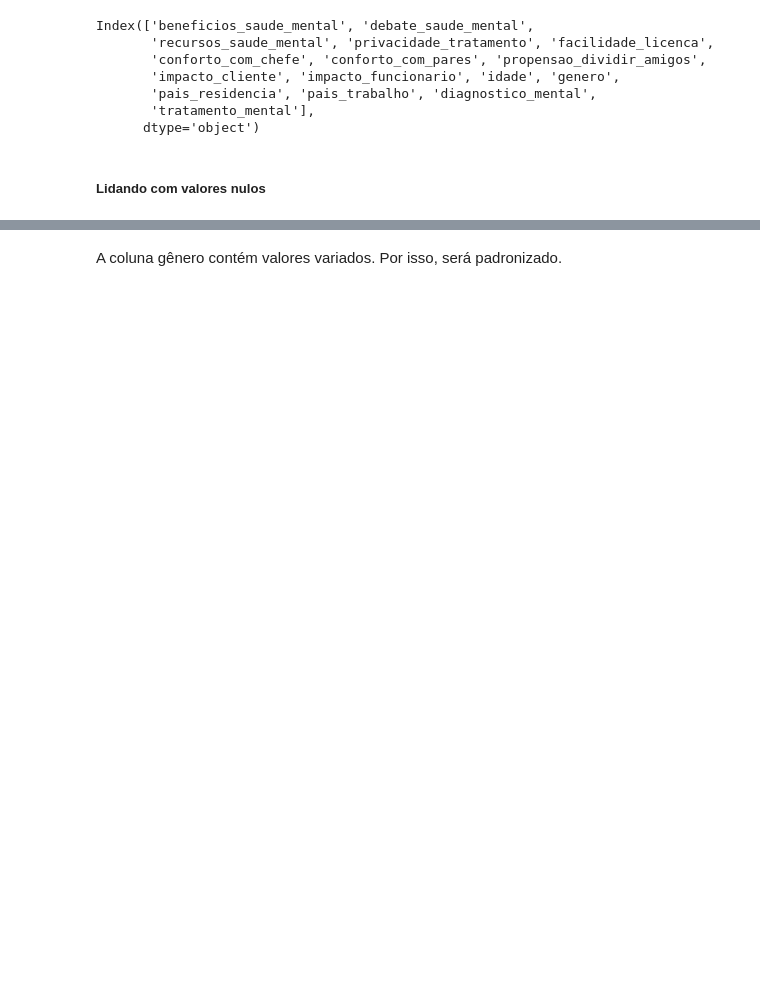
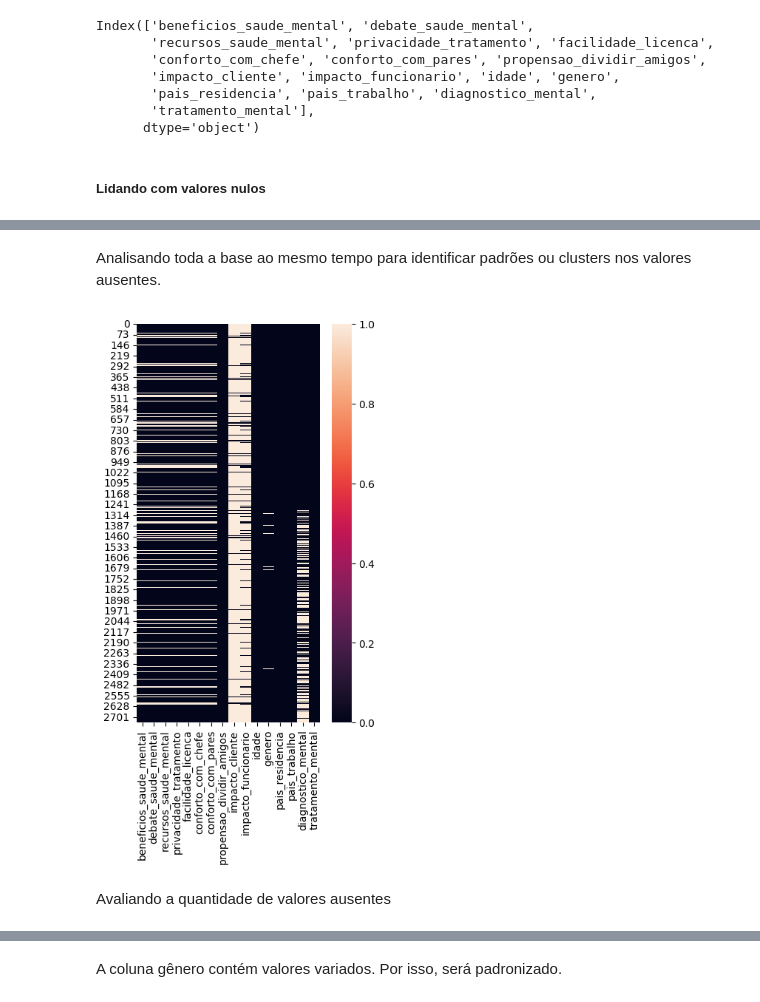
Before and after one commit to marcellsa/pucrs-trabalhos-academicos, a Jupyter notebook: 2024.4-coleta-preparacao-dados/projeto2-analise-saude-mental/notebooks/1_analise_saude_mental.ipynb, the cells around one changed output, grey strips where cells are left out. Cells and saved outputs as stored; diff of their text form; code cells hidden in the pictures; blank space fills up the shorter version.

Commit message:
feat: lidando com dados ausentes

```diff
--- a/2024.4-coleta-preparacao-dados/projeto2-analise-saude-mental/notebooks/1_analise_saude_mental.ipynb
+++ b/2024.4-coleta-preparacao-dados/projeto2-analise-saude-mental/notebooks/1_analise_saude_mental.ipynb
@@ -14,11 +14,11 @@ csv_files = [i for i in os.listdir(data_path) if i.endswith('.csv')]
 
 # Carregando e combinando os dados
 df = [pd.read_csv(os.path.join(data_path, file)) for file in csv_files]
-combined_data = pd.concat(df, ignore_index=True)
+osmi_df = pd.concat(df, ignore_index=True)
 
 # Exibindo as 5 primeiras linhas do DataFrame combinado
 print("Dados combinados:")
-combined_data.head()
+osmi_df.head()
 # %% [output]
 Dados combinados:
 |  | A sua empresa oferece beneficios ... | A sua empresa ja debateu saude me... | A sua empresa oferece recursos pa... | A sua privacidade eh protegida se... | ... |
@@ -109,6 +61,6 @@ Para facilitar a manipulação, as colunas foram renomeadas com nomes mais simpl
 # %%
 # Renomeando colunas
-combined_data.rename(columns={
+osmi_df.rename(columns={
     "A sua empresa oferece beneficios referentes a saude mental como parte dos beneficios de saude?": "beneficios_saude_mental",
     "A sua empresa ja debateu saude mental formalmente (por exemplo, via um programa de concientizacao corporativo)?": "debate_saude_mental",
     "A sua empresa oferece recursos para aprender mais sobre saude mental e alternativas para buscar ajuda?": "recursos_saude_mental",
@@ -128,7 +80,7 @@ combined_data.rename(columns={
 }, inplace=True)
 
 # Conferindo nomes após modificação
-print(combined_data.columns)
+print(osmi_df.columns)
 # %% [output]
 Index(['beneficios_saude_mental', 'debate_saude_mental',
        'recursos_saude_mental', 'privacidade_tratamento', 'facilidade_licenca',
@@ -176,0 +139,13 @@ dtype: int64
+# %% [markdown]
+Analisando toda a base ao mesmo tempo para identificar padrões ou clusters nos valores ausentes.
+# %%
+import seaborn as sns
+import matplotlib.pyplot as plt
+
+plt.figure(figsize=(4,7))
+sns.heatmap(osmi_df.isna())
+plt.show()
+# %% [output]
+[figure, added]
+# %% [markdown]
+Avaliando a quantidade de valores ausentes
```
Also changed, not shown: parts of 58 cells of this notebook.
